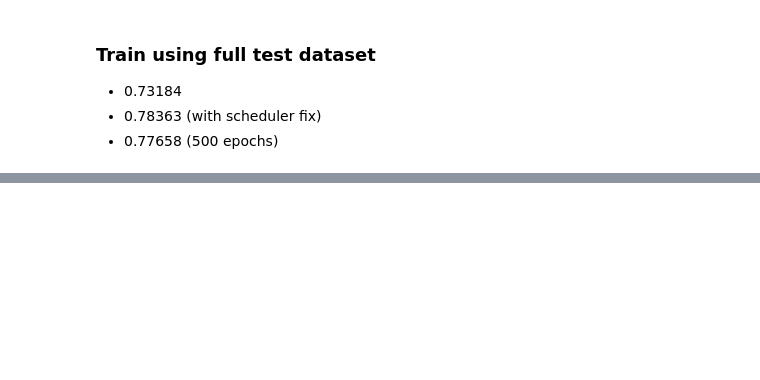
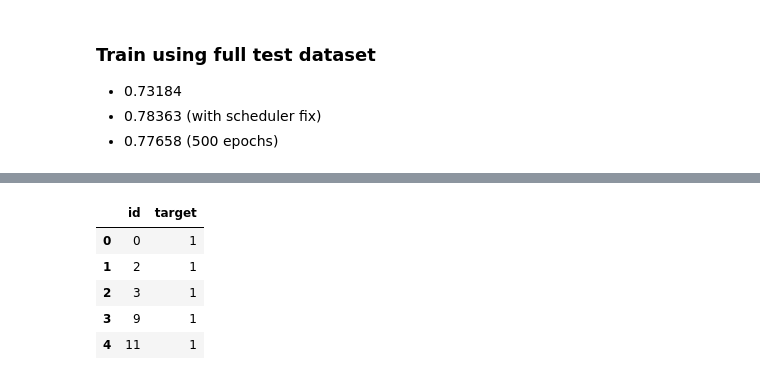
Before and after one commit to pardeep-singh/NLP-with-PyTorch, a Jupyter notebook: projects/kaggle_nlp_with_disaster_tweets/modeling.ipynb, the cells around one changed output, grey strips where cells are left out. Cells and saved outputs as stored; diff of their text form; code cells hidden in the pictures; blank space fills up the shorter version.

Commit message:
Practice Project: Kaggle NLP with Disaster Tweets
- Implement MLP Classifier and Make submissions.

```diff
--- a/projects/kaggle_nlp_with_disaster_tweets/modeling.ipynb
+++ b/projects/kaggle_nlp_with_disaster_tweets/modeling.ipynb
@@ -293,0 +355,31 @@ submission_df1.shape, submission_df1[
+# %%
+if args.reload_from_files:
+    print("Loading Dataset & Vectorizer")
+    dataset = TweetDataset.load_dataset_and_load_vectorizer(
+        args.tweets_csv, args.vectrozier_file
+    )
+else:
+    print("Loading dataset & Creating vectorizer")
+    dataset = TweetDataset.load_dataset_and_make_vectorizer(
+        args.tweets_csv, args.vectorizer_file
+    )
+    dataset.save_vectorizer(args.vectorizer_file)
+    vectorizer = dataset.get_vectorizer()
+
+classifier = TweetMLPClassifier(
+    input_dim=len(vectorizer.tweet_vocab),
+    hidden_dim=args.hidden_dim,
+    output_dim=1
+)
+print(classifier)
+loss_func = nn.BCEWithLogitsLoss()
+optimizer = optim.Adam(classifier.parameters(), lr=args.learning_rate)
+scheduler = optim.lr_scheduler.ReduceLROnPlateau(
+    optimizer=optimizer, mode="min", factor=0.5, patience=1
+)
+train_state = utils.train_model(
+    classifier, loss_func, optimizer, scheduler, dataset, args
+)
+train_state = utils.evaluate_test_split(
+    classifier, dataset, loss_func, train_state, args
+)
@@ -293,0 +414,8 @@ submission_df1.shape, submission_df1[
+# %%
+test_dataset = pd.read_csv("data/test.csv")
+results = []
+for id, _, _, tweet in test_dataset.values:
+    prediction = utils.predict_class(classifier, dataset.get_vectorizer(), tweet)
+    results.append([id, prediction])
+submission_df1 = pd.DataFrame(results, columns=["id", "target"])
+submission_df1.to_csv("data/mlp_results1.csv", index=False)
@@ -293,0 +424,9 @@ submission_df1.shape, submission_df1[
+# %%
+submission_df1.head()
+# %% [output]
+|  | id | target |
+| 0 | 0 | 1 |
+| 1 | 2 | 1 |
+| 2 | 3 | 1 |
+| 3 | 9 | 1 |
+| 4 | 11 | 1 |
```
Also changed, not shown: parts of 13 cells of this notebook, 3 other files.
